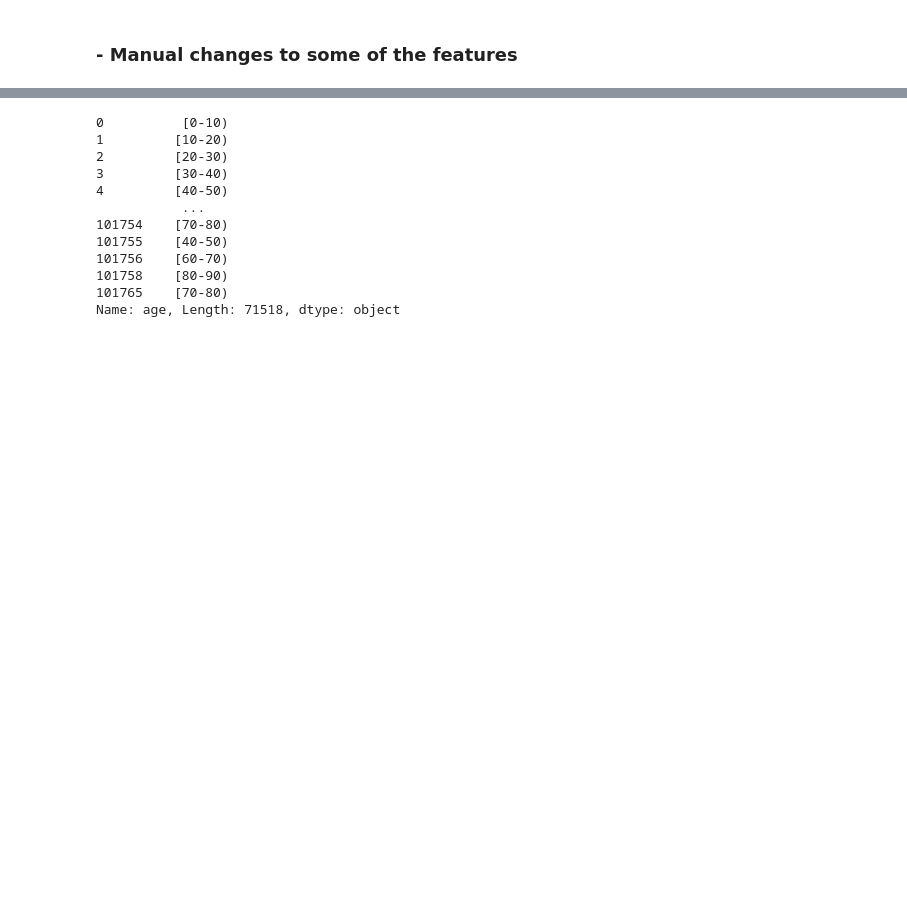
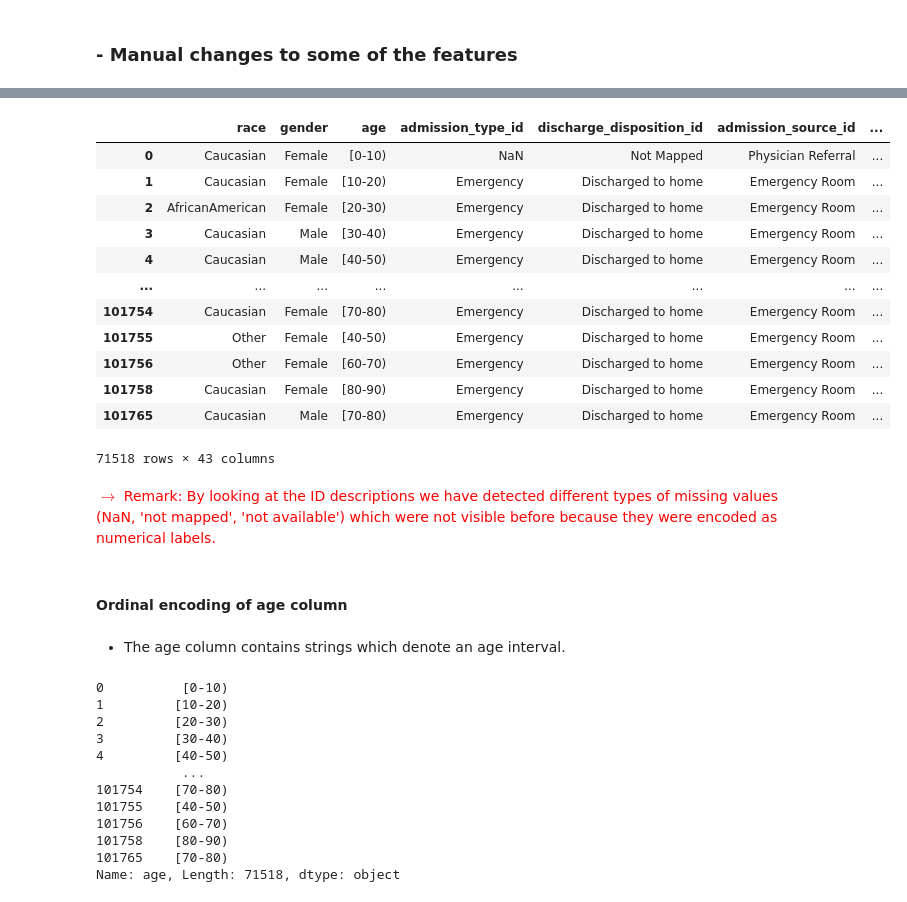
Before and after one commit to F4LLC0N3R/ML-Group-2---Diabetes, a Jupyter notebook: ML Group Project - Diabetes.ipynb, the cells around one changed output, grey strips where cells are left out. Cells and saved outputs as stored; diff of their text form; code cells hidden in the pictures; blank space fills up the shorter version.

```diff
--- a/ML Group Project - Diabetes.ipynb
+++ b/ML Group Project - Diabetes.ipynb
@@ -456,0 +465,3 @@ dtype: int64
+# %%
+dict_admission_type_id = dict(pd.read_csv(raw_data_mappings, skiprows=np.arange(9,68)).values)
+dict_admission_type_id
@@ -456,0 +477,3 @@ dtype: int64
+# %%
+dict_discharge_disposition_id = dict(pd.read_csv(raw_data_mappings, header=10, skiprows=np.arange(41,68)).values)
+dict_discharge_disposition_id
@@ -456,0 +498,3 @@ dtype: int64
+# %%
+dict_admission_source_id = dict(pd.read_csv(raw_data_mappings, header=42).values)
+dict_admission_source_id
@@ -457,3 +519,31 @@ dtype: int64
+# %%
+df_mapped = df_imputed.copy()
+
+df_mapped = df_mapped.replace({'admission_type_id': dict_admission_type_id,
+                               'discharge_disposition_id': dict_discharge_disposition_id,
+                               'admission_source_id': dict_admission_source_id})
+# %%
+df_mapped
+# %% [output]
+|  | race | gender | age | admission_type_id | discharge_disposition_id | admission_source_id | ... |
+| 0 | Caucasian | Female | [0-10) | NaN | Not Mapped | Physician Referral | ... |
+| 1 | Caucasian | Female | [10-20) | Emergency | Discharged to home | Emergency Room | ... |
+| 2 | AfricanAmerican | Female | [20-30) | Emergency | Discharged to home | Emergency Room | ... |
+| 3 | Caucasian | Male | [30-40) | Emergency | Discharged to home | Emergency Room | ... |
+| 4 | Caucasian | Male | [40-50) | Emergency | Discharged to home | Emergency Room | ... |
+| ... | ... | ... | ... | ... | ... | ... | ... |
+| 101754 | Caucasian | Female | [70-80) | Emergency | Discharged to home | Emergency Room | ... |
+| 101755 | Other | Female | [40-50) | Emergency | Discharged to home | Emergency Room | ... |
+| 101756 | Other | Female | [60-70) | Emergency | Discharged to home | Emergency Room | ... |
+| 101758 | Caucasian | Female | [80-90) | Emergency | Discharged to home | Emergency Room | ... |
+| 101765 | Caucasian | Male | [70-80) | Emergency | Discharged to home | Emergency Room | ... |
+71518 rows × 43 columns
+# %% [markdown]
+<span style='color:red'> $\rightarrow$ Remark: By looking at the ID descriptions we have detected different types of missing values (NaN, 'not mapped', 'not available') which were not visible before because they were encoded as numerical labels.
+# %% [markdown]
+#### Ordinal encoding of age column
+# %% [markdown]
+- The age column contains strings which denote an age interval.
 # %%
 df_imputed['age']
 # %% [output]
```
Also changed, not shown: parts of 15 cells of this notebook.
